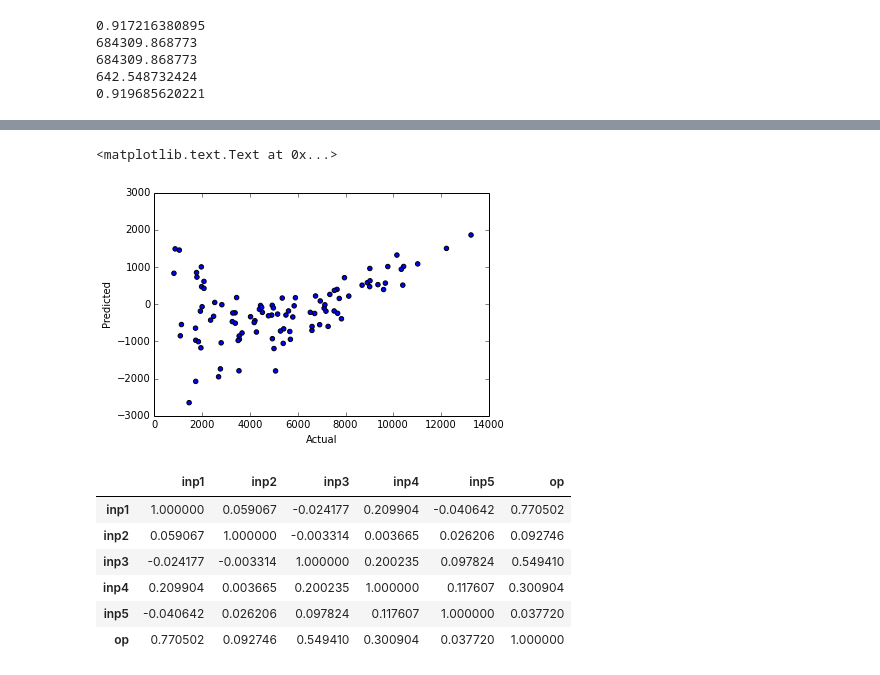
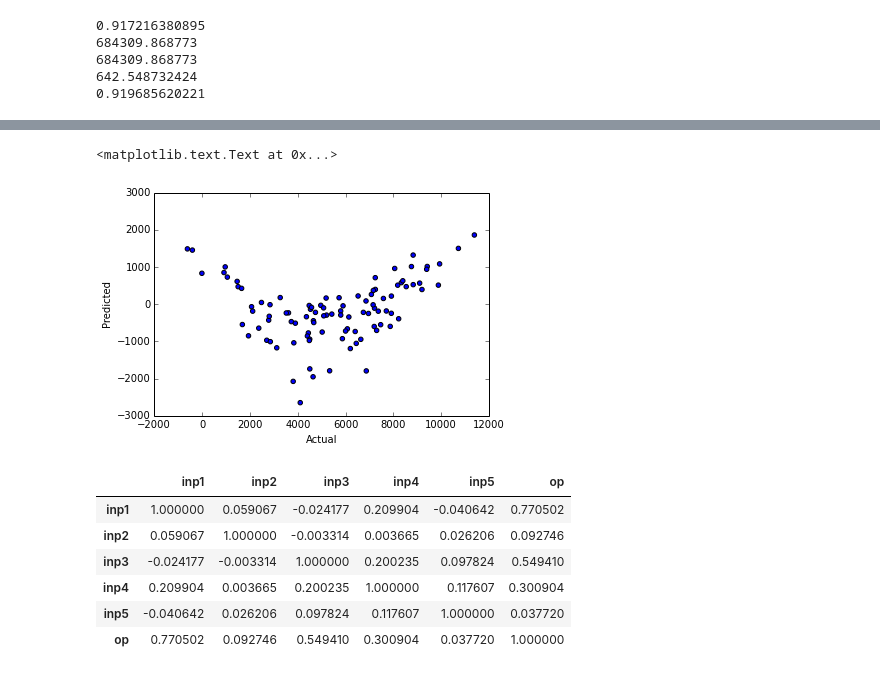
Before and after one commit to Dawny33/Data-Mining-and-ML, a Jupyter notebook: Multivariate data (Regression)/Ex1.ipynb, the cells around one changed output, grey strips where cells are left out. Drawn from its saved outputs; the diff is of its cells as text; code cells hidden in the pictures.

Commit message:
Updated residual plots.

```diff
--- a/Multivariate data (Regression)/Ex1.ipynb
+++ b/Multivariate data (Regression)/Ex1.ipynb
@@ -127,12 +131,14 @@ print reg1.predict(X_test).astype(float)
    3.90185197e+03   6.74604459e+03   4.48537527e+03   5.73045398e+03
    4.50630882e+03   3.81067216e+03   9.17867650e+02]
 # %%
-plt.scatter(Y_test, Y_test - reg1.predict(X_test))
+plt.scatter(reg1.predict(X_test),  Y_test - reg1.predict(X_test))
 plt.xlabel("Actual")
 plt.ylabel("Predicted")
+
+#Not a random plot, so not a good fit
 # %% [output]
 <matplotlib.text.Text at 0x...>
-[figure, old version]
+[figure, new version]
 # %%
 df.corr()
 # %% [output]
```
Also changed, not shown: parts of 13 cells of this notebook.
